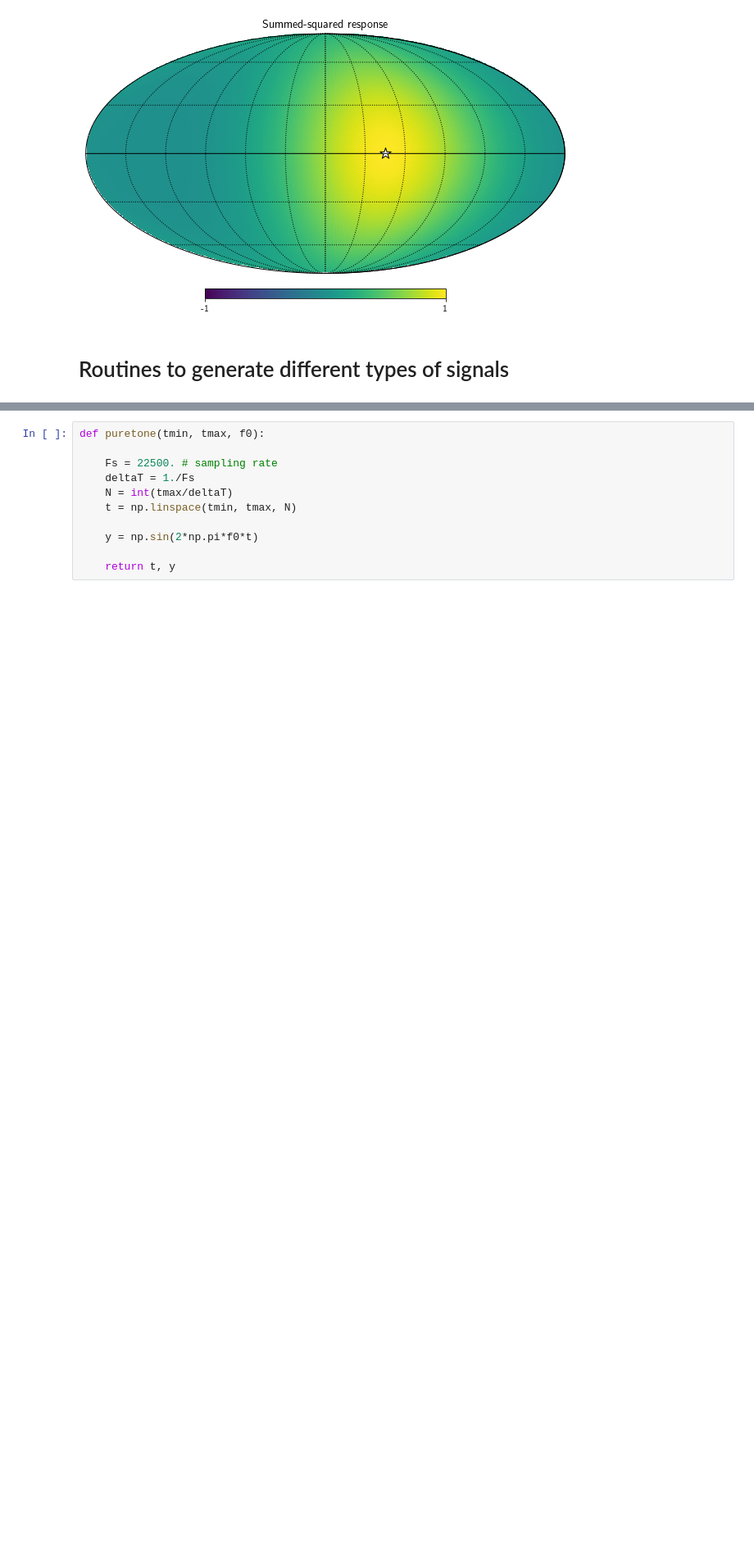
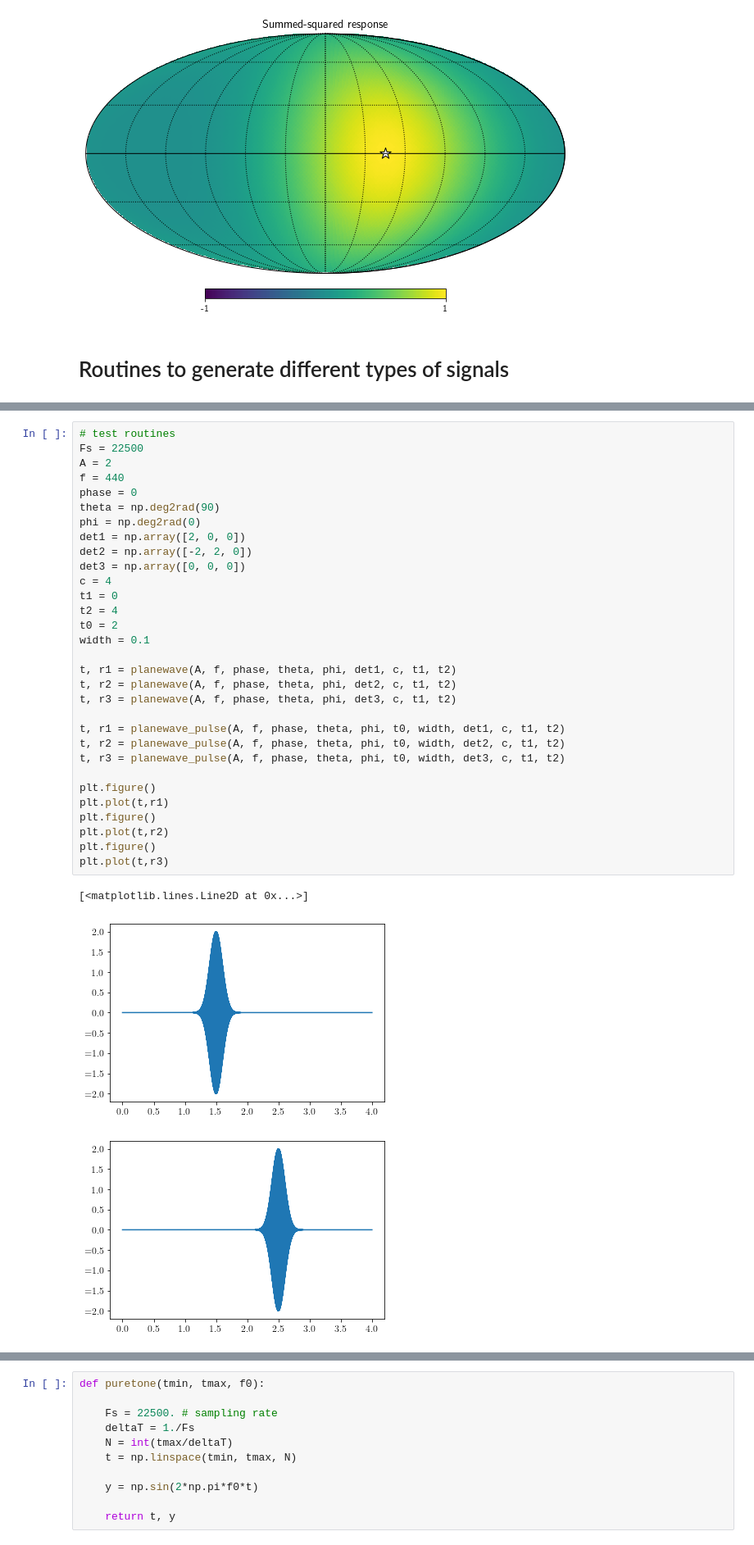
Before and after one commit to josephromano/leshouches, a Jupyter notebook: code/sound_example/sound_signals.ipynb, the cells around one changed output, grey strips where cells are left out. Shown at 82% size. Drawn from its saved outputs; the diff is of its cells as text; blank space fills up the shorter version.

Commit message:
adding routines

```diff
--- a/code/sound_example/sound_signals.ipynb
+++ b/code/sound_example/sound_signals.ipynb
@@ -138,0 +192,35 @@ plt.show()
+# %%
+# test routines
+Fs = 22500
+A = 2
+f = 440
+phase = 0
+theta = np.deg2rad(90)
+phi = np.deg2rad(0)
+det1 = np.array([2, 0, 0])
+det2 = np.array([-2, 2, 0])
+det3 = np.array([0, 0, 0])
+c = 4
+t1 = 0
+t2 = 4
+t0 = 2
+width = 0.1
+
+t, r1 = planewave(A, f, phase, theta, phi, det1, c, t1, t2)
+t, r2 = planewave(A, f, phase, theta, phi, det2, c, t1, t2)
+t, r3 = planewave(A, f, phase, theta, phi, det3, c, t1, t2)
+
+t, r1 = planewave_pulse(A, f, phase, theta, phi, t0, width, det1, c, t1, t2)
+t, r2 = planewave_pulse(A, f, phase, theta, phi, t0, width, det2, c, t1, t2)
+t, r3 = planewave_pulse(A, f, phase, theta, phi, t0, width, det3, c, t1, t2)
+
+plt.figure()
+plt.plot(t,r1)
+plt.figure()
+plt.plot(t,r2)
+plt.figure()
+plt.plot(t,r3)
+# %% [output]
+[<matplotlib.lines.Line2D at 0x...>]
+[figure, added]
+[figure, added]
```
Also changed, not shown: parts of 6 cells of this notebook.
